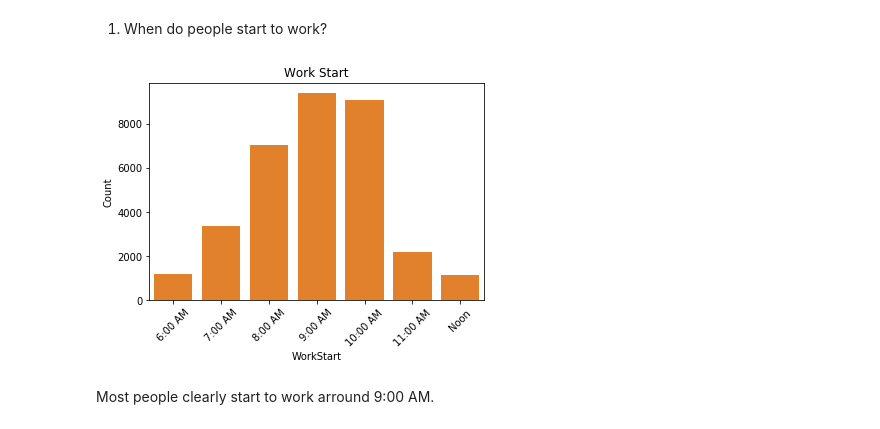
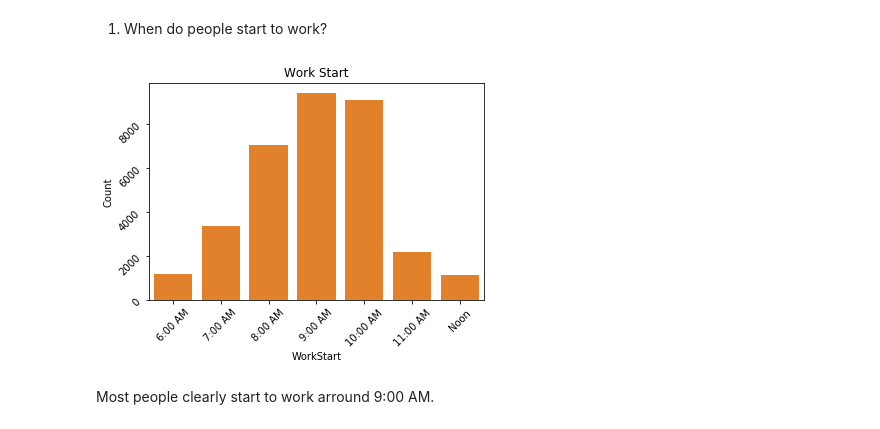
Before and after one commit to anefischer/udacity, a Jupyter notebook: DSND/Data Science Blog Post/Data Science Blog Post.ipynb, the cells around one changed output. Drawn from its saved outputs; the diff is of its cells as text; code cells hidden in the pictures.

```diff
--- a/DSND/Data Science Blog Post/Data Science Blog Post.ipynb
+++ b/DSND/Data Science Blog Post/Data Science Blog Post.ipynb
@@ -101,0 +100,3 @@ dfn = df.copy()
+# %%
+# only take the non nan values
+dfn = dfn[dfn['WorkStart'].notna()]
@@ -135,17 +146,32 @@ So most people ony Stack Overflow program as a hobby. But there are also some th
 # %% [markdown]
 <a id = "explanatory_visualization"></a>
 ## Explanatory Visualization
+# %%
+# As we generate 3 neraly identical plots we define a function for it.
+def plot_workstart(dfn, title, axis):
+    ''' Plots selected WorkStart for given dataset, plot titel and axis identifier.'''
+
+    work_order = ["6:00 AM", "7:00 AM", "8:00 AM", "9:00 AM", "10:00 AM", "11:00 AM", "Noon"]
+    sns.countplot(ax=axis,x = "WorkStart", data = dfn, order = work_order, color = sns.color_palette()[1])
+    plt.xlabel('WorkStart');
+    plt.ylabel('Count');
+    axis.title.set_text(title)
+    axis.tick_params(rotation=45)
 # %% [markdown]
 1. When do people start to work?
 # %%
-work_order = ["6:00 AM", "7:00 AM", "8:00 AM", "9:00 AM", "10:00 AM", "11:00 AM", "Noon"]
-sns.countplot(x = "WorkStart", data = dfn, order = work_order, color = sns.color_palette()[1])
-plt.xlabel('WorkStart');
-plt.ylabel('Count');
-plt.title("Work Start");
-plt.xticks(rotation = 45);
+#work_order = ["6:00 AM", "7:00 AM", "8:00 AM", "9:00 AM", "10:00 AM", "11:00 AM", "Noon"]
+#sns.countplot(x = "WorkStart", data = dfn, order = work_order, color = sns.color_palette()[1])
+#plt.xlabel('WorkStart');
+#plt.ylabel('Count');
+#plt.title("Work Start");
+#plt.xticks(rotation = 45);
+
+fig = plt.figure()  # create a figure object
+ax = fig.add_subplot(1, 1, 1)  # create an axes object in the figure
+plot_workstart(dfn, "Work Start", ax)
 # %% [output]
-[figure, old version]
+[figure, new version]
 # %% [markdown]
 Most people clearly start to work arround 9:00 AM.
 # %% [markdown]
```
Also changed, not shown: parts of 12 cells of this notebook, 1 other file.
